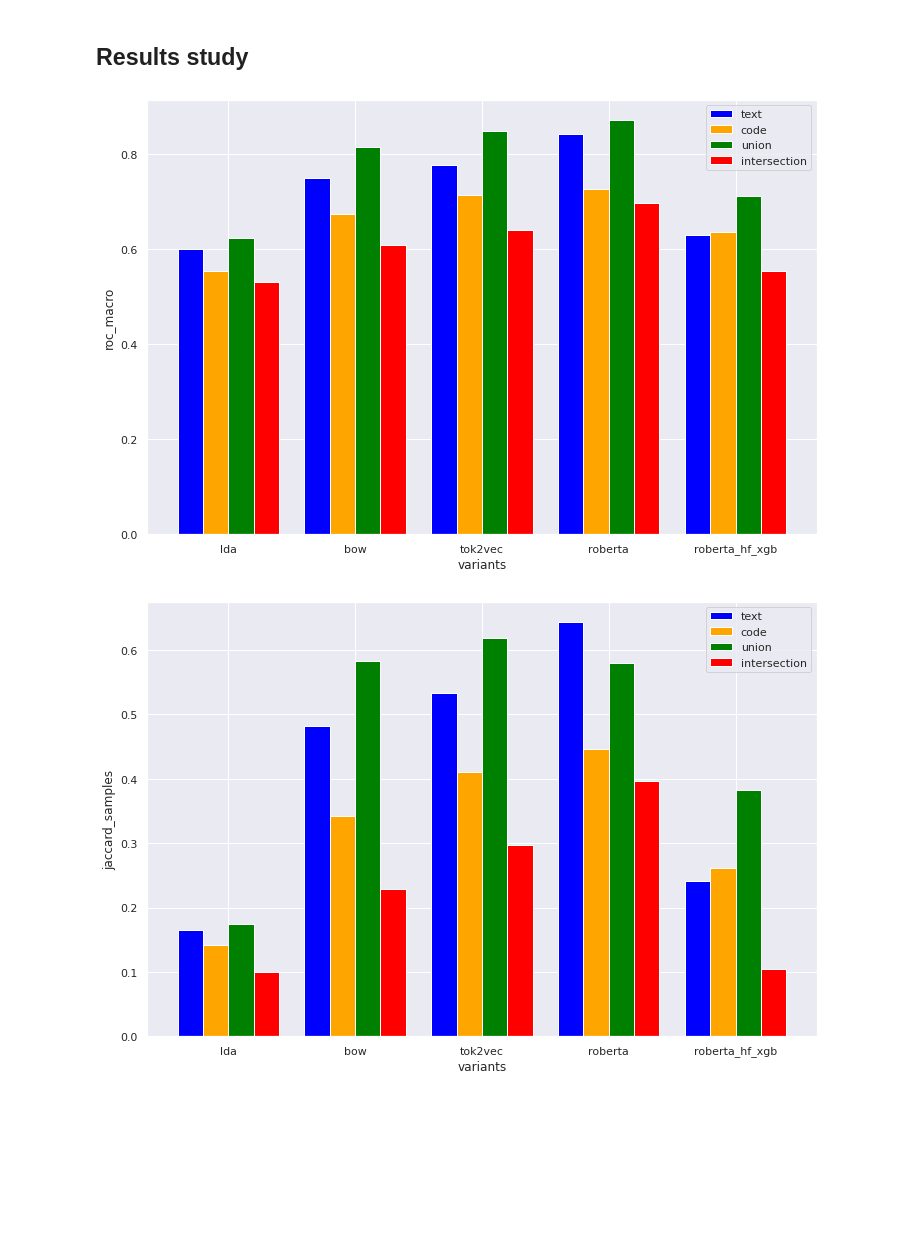
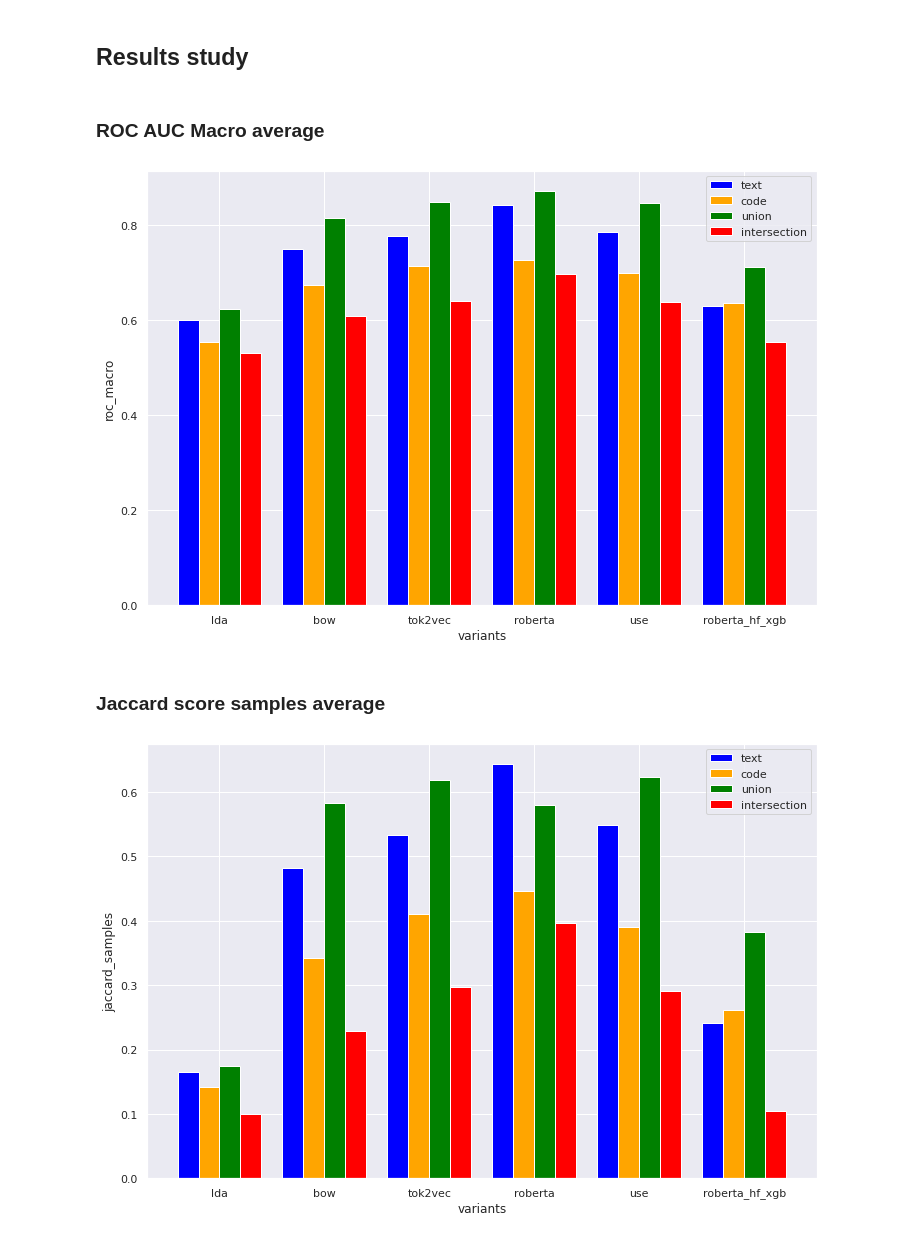
Before and after one commit to apersonnaz/OCR_IML_projet5, a Jupyter notebook: eval.ipynb, the cells around one changed output. Cells and saved outputs as stored; diff of their text form; code cells hidden in the pictures; blank space fills up the shorter version.

Commit message:
Added USE to graph results

```diff
--- a/eval.ipynb
+++ b/eval.ipynb
@@ -1265,38 +1271,42 @@ recall score micro average: 0.110
 # %% [markdown]
 ## Results study
 # %%
-variants = ['lda', 'bow', 'tok2vec', 'roberta', 'roberta_hf_xgb']
+variants = ['lda', 'bow', 'tok2vec', 'roberta', 'use', 'roberta_hf_xgb']
 subvariants = ['text', 'code', 'union', 'intersection']
 results = {}
 
 for variant in variants:
     with open(f'{variant}_results.json', 'r') as openfile:
         results[variant] = json.load(openfile)
+# %% [markdown]
+### ROC AUC Macro average
 # %%
 measure = 'roc_macro'
-x = np.arange(5)
+x = np.arange(len(variants))
 text = [results[x]['text'][measure] for x in variants]
 code = [results[x]['code'][measure] for x in variants]
 union = [results[x]['union'][measure] for x in variants]
 intersection = [results[x]['intersection'][measure] for x in variants]
 width = 0.2
 
 # plot data in grouped manner of bar type
 fig = plt.figure(figsize=(12,8))
 plt.bar(x-0.3, text, width, color='blue')
 plt.bar(x-0.1, code, width, color='orange')
 plt.bar(x+0.1, union, width, color='green')
 plt.bar(x+0.3, intersection, width, color='red')
 plt.xticks(x, variants)
 plt.xlabel("variants")
 plt.ylabel(measure)
 plt.legend(subvariants)
 plt.show()
 # %% [output]
-[figure, old version]
+[figure, new version]
+# %% [markdown]
+### Jaccard score samples average
 # %%
 measure = 'jaccard_samples'
-x = np.arange(5)
+x = np.arange(len(variants))
 text = [results[x]['text'][measure] for x in variants]
 code = [results[x]['code'][measure] for x in variants]
 union = [results[x]['union'][measure] for x in variants]
@@ -1315,4 +1325,4 @@ plt.ylabel(measure)
 plt.legend(subvariants)
 plt.show()
 # %% [output]
-[figure, old version]
+[figure, new version]
```
Also changed, not shown: parts of 5 cells of this notebook.
